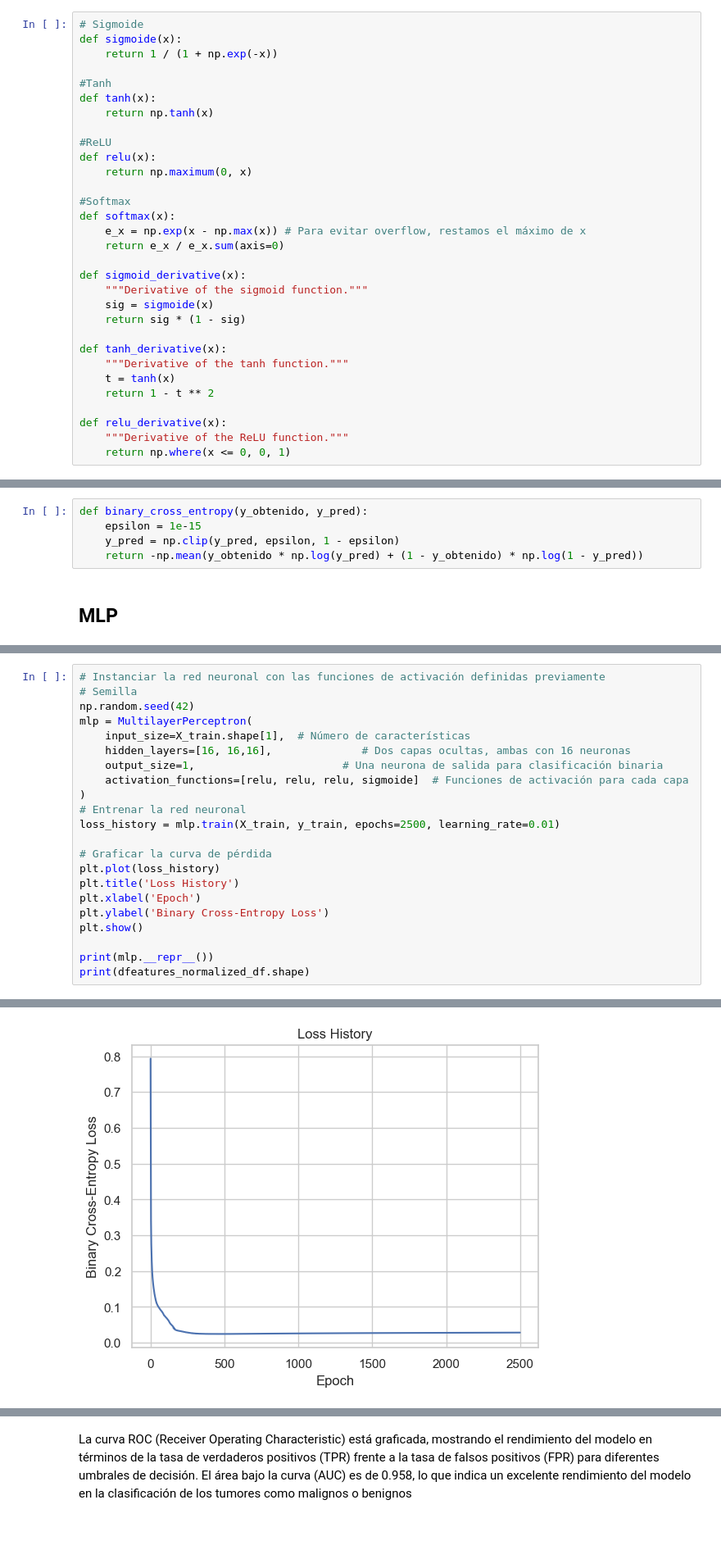
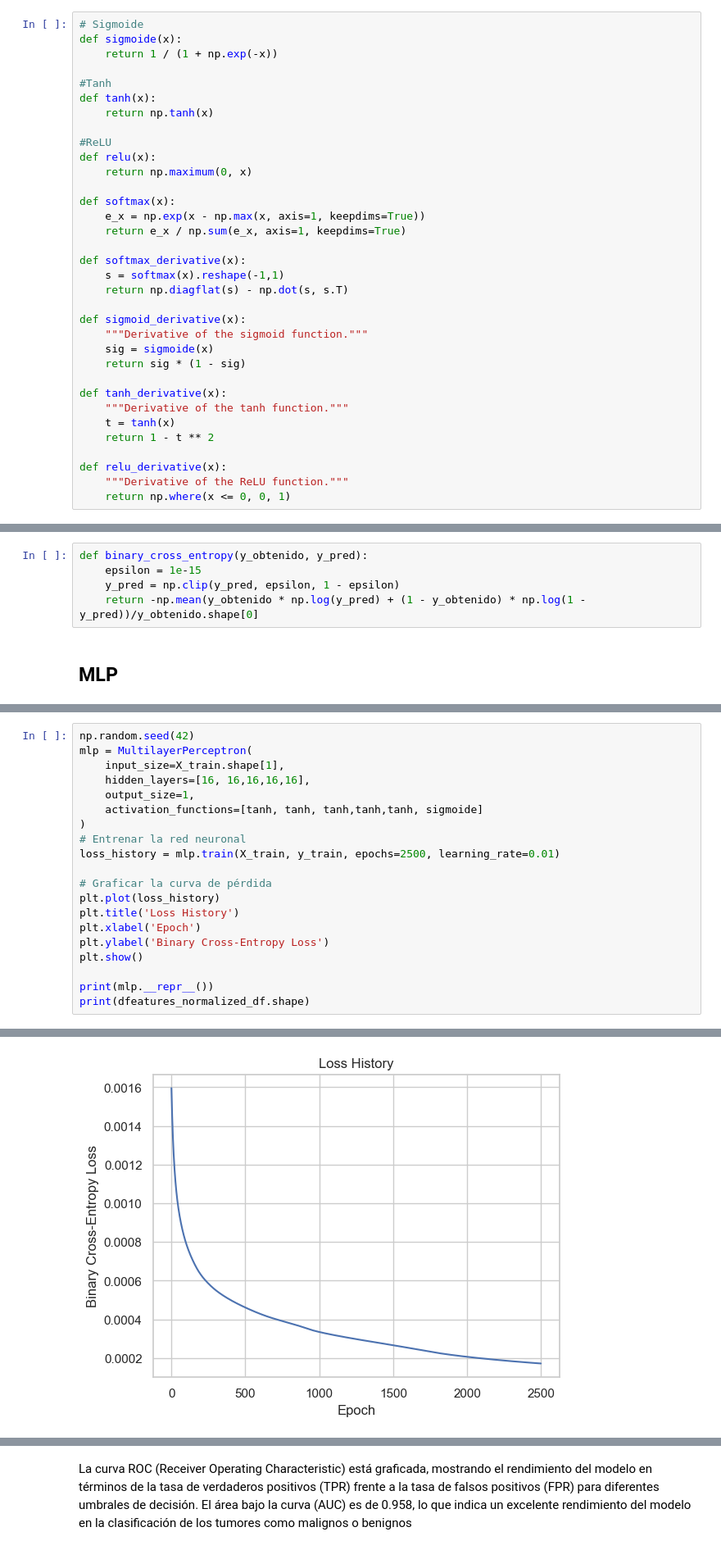
Before and after one commit to IsaacVera10/ML_Project3, a Jupyter notebook: main.ipynb, the cells around one changed output, grey strips where cells are left out. Shown: that part at 82% size. Saved outputs shown, nothing was run; the diff lists cells and outputs as text.

```diff
--- a/main.ipynb
+++ b/main.ipynb
@@ -141,10 +141,13 @@ def tanh(x):
 def relu(x):
     return np.maximum(0, x)
 
-#Softmax
 def softmax(x):
-    e_x = np.exp(x - np.max(x)) # Para evitar overflow, restamos el máximo de x
-    return e_x / e_x.sum(axis=0)
+    e_x = np.exp(x - np.max(x, axis=1, keepdims=True))
+    return e_x / np.sum(e_x, axis=1, keepdims=True)
+
+def softmax_derivative(x):
+    s = softmax(x).reshape(-1,1)
+    return np.diagflat(s) - np.dot(s, s.T)
 
 def sigmoid_derivative(x):
     """Derivative of the sigmoid function."""
@@ -167,7 +170,7 @@ $$ \mathcal{L}=-\frac{1}{n}\sum\limits_{i=1}^n(y_i\log{(s(x_i)})+(1-y_i)\log{(1-
 def binary_cross_entropy(y_obtenido, y_pred):
     epsilon = 1e-15
     y_pred = np.clip(y_pred, epsilon, 1 - epsilon)
-    return -np.mean(y_obtenido * np.log(y_pred) + (1 - y_obtenido) * np.log(1 - y_pred))
+    return -np.mean(y_obtenido * np.log(y_pred) + (1 - y_obtenido) * np.log(1 - y_pred))/y_obtenido.shape[0]
 # %% [markdown]
 ## MLP
 # %%
@@ -268,14 +252,12 @@ y_test = y_test.reshape(-1, 1)
 # %% [output]
 ((398, 30), (171, 30), (398, 1), (171, 1))
 # %%
-# Instanciar la red neuronal con las funciones de activación definidas previamente
-# Semilla
 np.random.seed(42)
 mlp = MultilayerPerceptron(
-    input_size=X_train.shape[1],  # Número de características
-    hidden_layers=[16, 16,16],              # Dos capas ocultas, ambas con 16 neuronas
-    output_size=1,                       # Una neurona de salida para clasificación binaria
-    activation_functions=[relu, relu, relu, sigmoide]  # Funciones de activación para cada capa
+    input_size=X_train.shape[1],
+    hidden_layers=[16, 16,16,16,16],
+    output_size=1,
+    activation_functions=[tanh, tanh, tanh,tanh,tanh, sigmoide]
 )
 # Entrenar la red neuronal
 loss_history = mlp.train(X_train, y_train, epochs=2500, learning_rate=0.01)
@@ -310,4 +292,4 @@ Epoch 2400/2500 - Loss: 0.0279142439687506
-[figure, old version]
+[figure, new version]
 <__main__.MultilayerPerceptron object at 0x...>
 (569, 30)
 # %%
```
Also changed, not shown: parts of 6 cells of this notebook, 1 other file.
